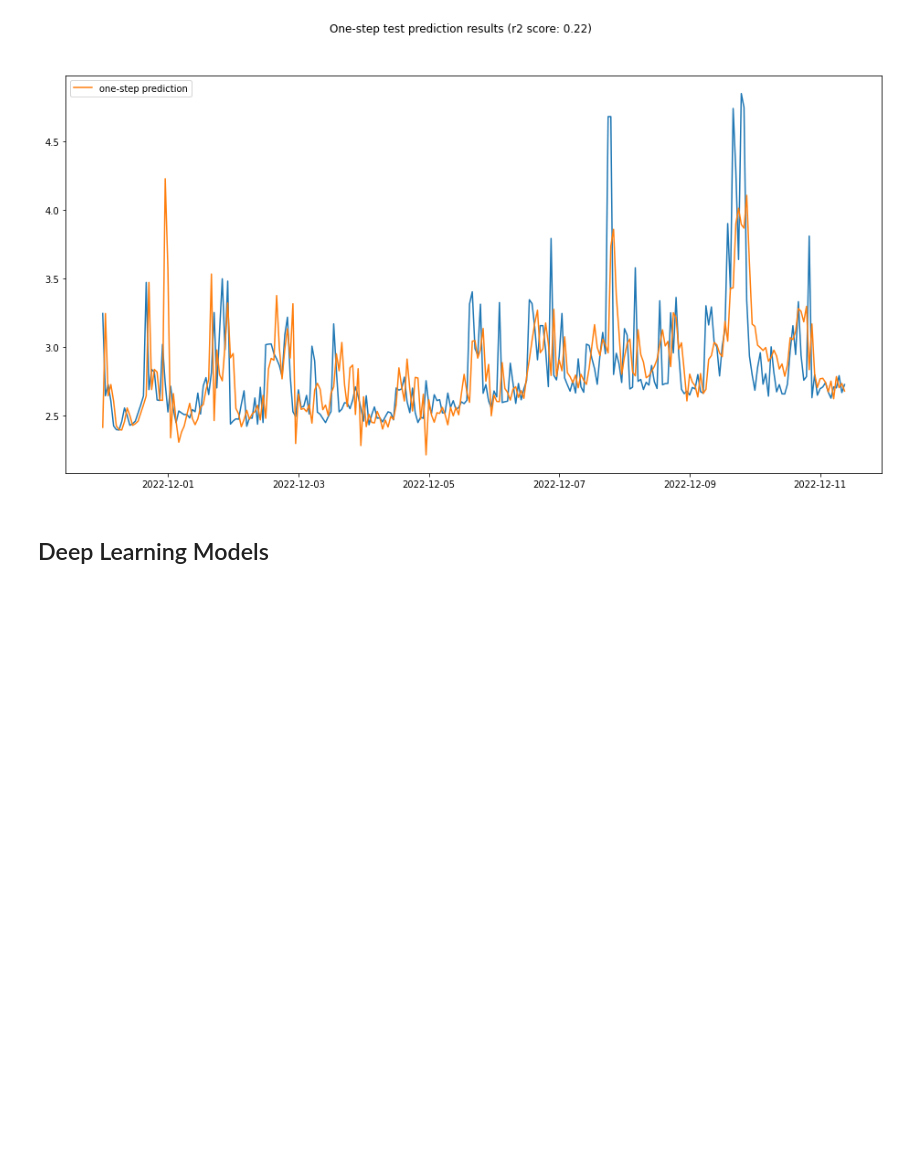
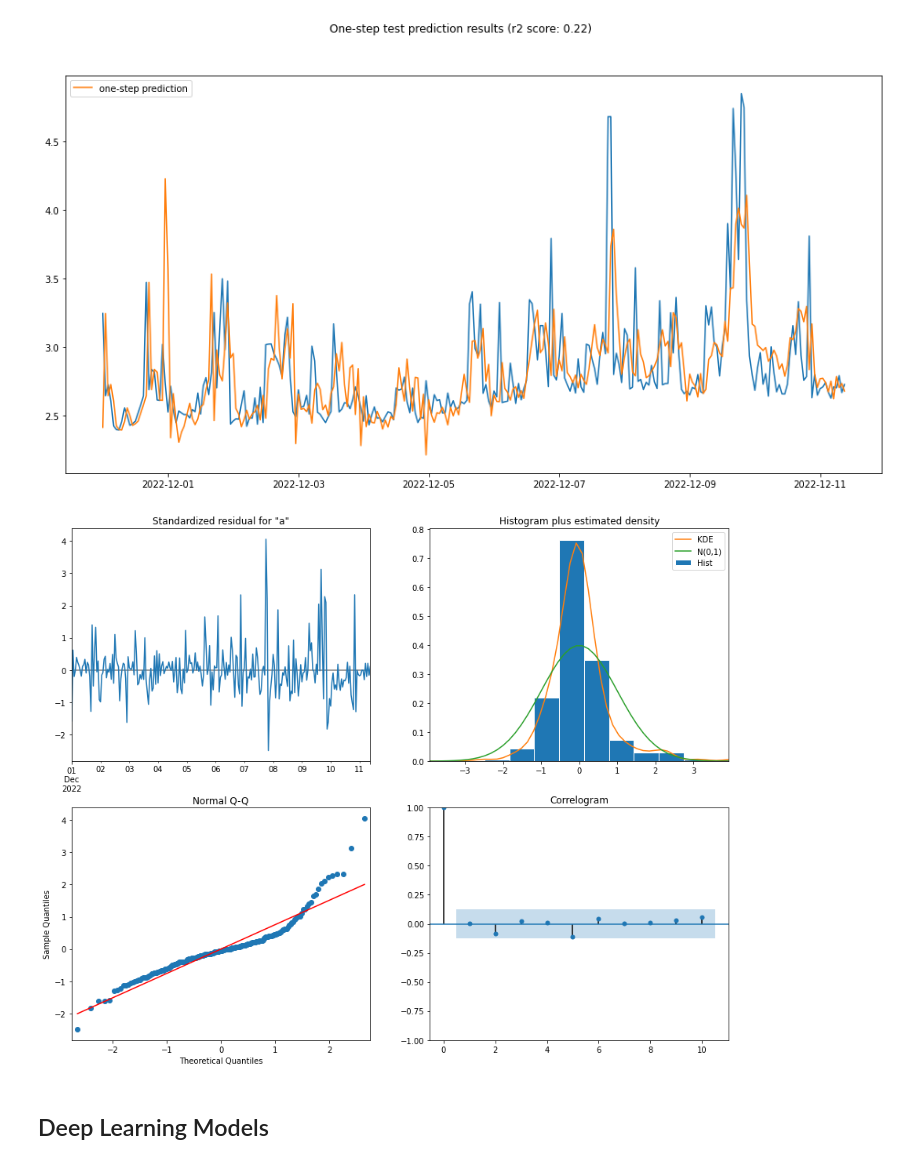
Before and after one commit to eldor-fozilov/ethereum-gas-price-prediction, a Jupyter notebook: Modeling.ipynb, the cells around one changed output. Saved outputs shown, nothing was run; the diff lists cells and outputs as text; code cells hidden in the pictures; blank space fills up the shorter version.

```diff
--- a/Modeling.ipynb
+++ b/Modeling.ipynb
@@ -277,6 +296,11 @@ plt.suptitle(f'One-step test prediction results (r2 score: {round(r2_test, 2)})'
 plt.show()
 # %% [output]
 [figure]
+# %%
+res_24_future.plot_diagnostics(figsize=(15,12))
+plt.show()
+# %% [output]
+[figure, added]
 # %% [markdown]
 ## Deep Learning Models
 # %%
```
Also changed, not shown: parts of 15 cells of this notebook.
